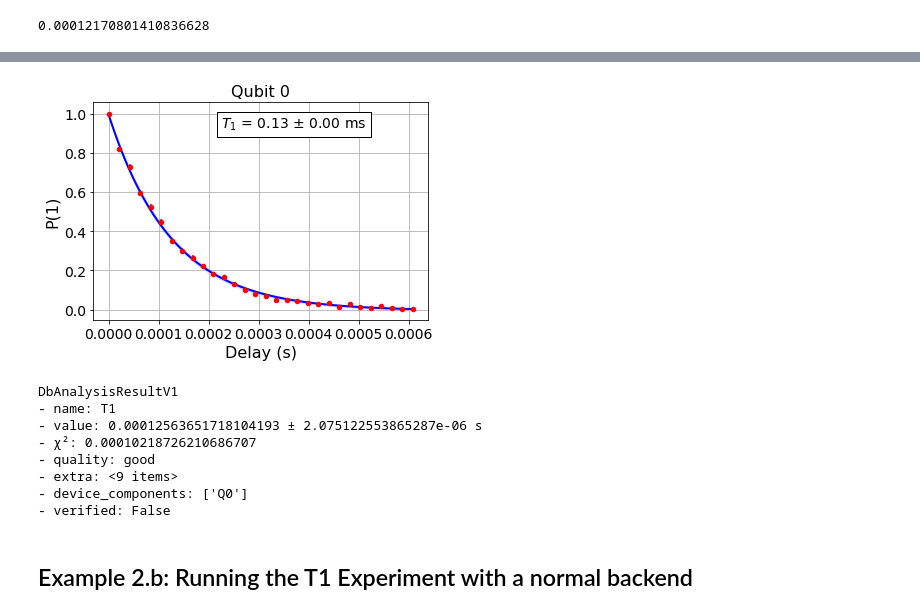
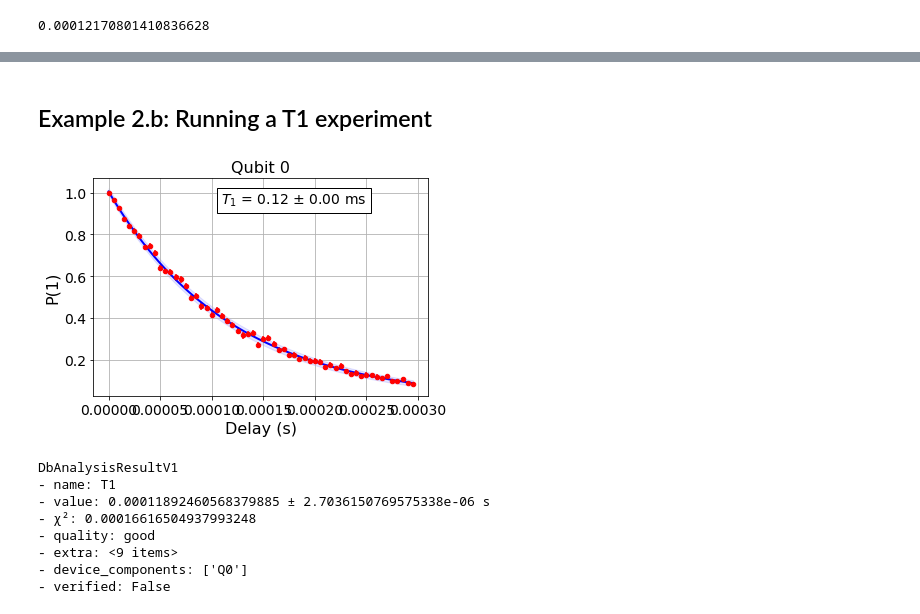
Before and after one commit to etdickey/RelaxationAndCrossTalkError, a Jupyter notebook: DelayErrorModeling.ipynb, the cells around one changed output, grey strips where cells are left out. Drawn from its saved outputs; the diff is of its cells as text; code cells hidden in the pictures.

```diff
--- a/DelayErrorModeling.ipynb
+++ b/DelayErrorModeling.ipynb
@@ -308,22 +303,22 @@ properties = backend.properties()
 
 #Make a cirucit
 ##opt1: simple GHZ state
-# qc = QuantumCircuit(3)
+qc = QuantumCircuit(3)
+qc.h(0)
+qc.cx(0, 1)
+qc.cx(0, 2)
+qc.measure_all()
+##opt2: complicated mess
+# qc = QuantumCircuit(4)
 # qc.h(0)
 # qc.cx(0, 1)
+# qc.x(1)
 # qc.cx(0, 2)
+# qc.x(2)
+# qc.cz(1, 0)
+# qc.h(1)
+# qc.cx(1, 3)
 # qc.measure_all()
-##opt2: complicated mess
-qc = QuantumCircuit(4)
-qc.h(0)
-qc.cx(0, 1)
-qc.x(1)
-qc.cx(0, 2)
-qc.x(2)
-qc.cz(1, 0)
-qc.h(1)
-qc.cx(1, 3)
-qc.measure_all()
 
 # Schedule
 sched_circ = transpile(qc, backend, scheduling_method='alap')
@@ -371,3 +364,14 @@ t1_qubit0 = properties.t1(0)
 t1_qubit0
 # %% [output]
 0.00012170801410836628
+# %%
+delays = list(range(0, 300, 5))
+
+# T1 Experiment on a typical backend
+_t1exp = T1(qubit=0, delays=delays, unit='s')
+_t1data = _t1exp.run(backend=FakeVigo(), shots=1000).block_for_results()
+
+# Print analysis results
+display(_t1data.figure(0))
+_t1result = _t1data.analysis_results(-1)
+print(_t1result)
@@ -374,26 +389,25 @@ t1_qubit0
+# %% [markdown]
+## Example 2.b: Running a T1 experiment
 # %%
 # T1 experiment on qubit 0
-delays = np.linspace(0, 5 * t1_qubit0, 30)
-t1exp = T1(qubit=0, delays=delays, unit='s')
+t1exp = T1(qubit=0, delays=delays, unit='us')
 
 # Run on the delay-noise backend
 t1data = t1exp.run(backend=backend, shots=1000).block_for_results()
 
 # Print analysis results
 #   NOTE: if delay noise is correct this should show a plot of exponential decay
 #   and fit a value close to the `t1_qubit0` target
 display(t1data.figure(0))
 t1result = t1data.analysis_results(-1)
 print(t1result)
 # %% [output]
-[figure, old version]
+[figure, new version]
 DbAnalysisResultV1
 - name: T1
-- value: 0.00012563651718104193 ± 2.075122553865287e-06 s
-- χ²: 0.00010218726210686707
+- value: 0.00011892460568379885 ± 2.7036150769575338e-06 s
+- χ²: 0.00016616504937993248
 - quality: good
 - extra: <9 items>
 - device_components: ['Q0']
 - verified: False
-# %% [markdown]
-## Example 2.b: Running the T1 Experiment with a normal backend
```
Also changed, not shown: parts of 10 cells of this notebook, 3 other files.
